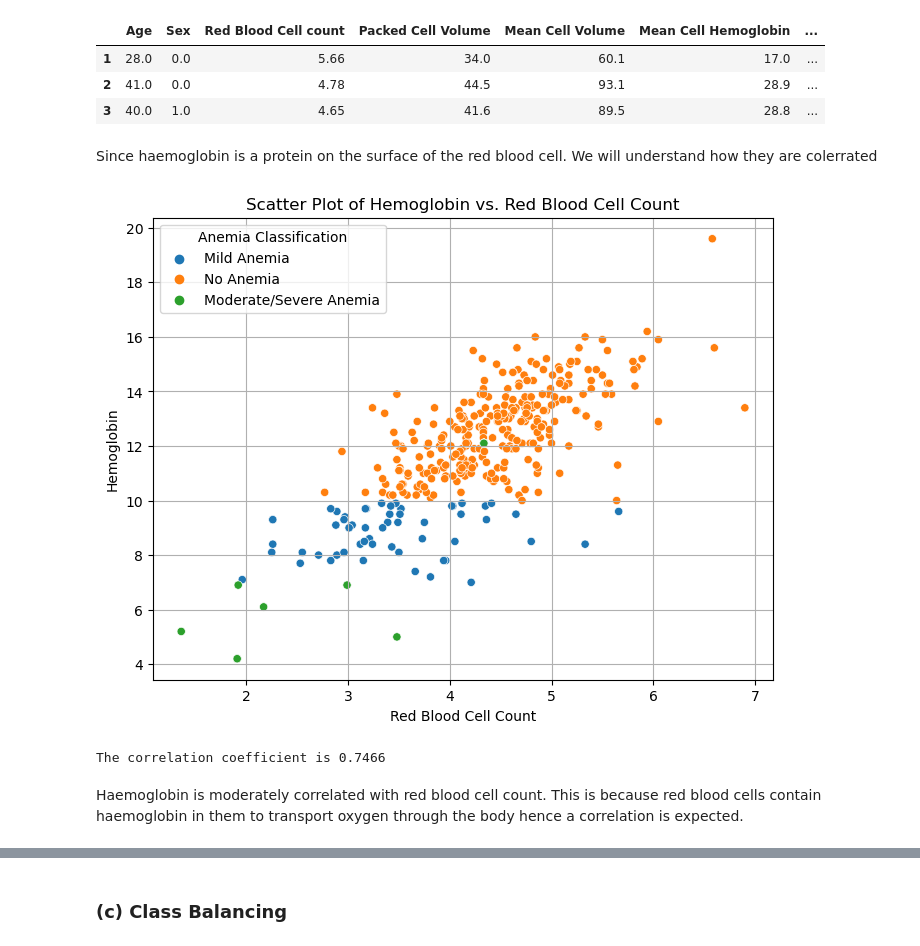
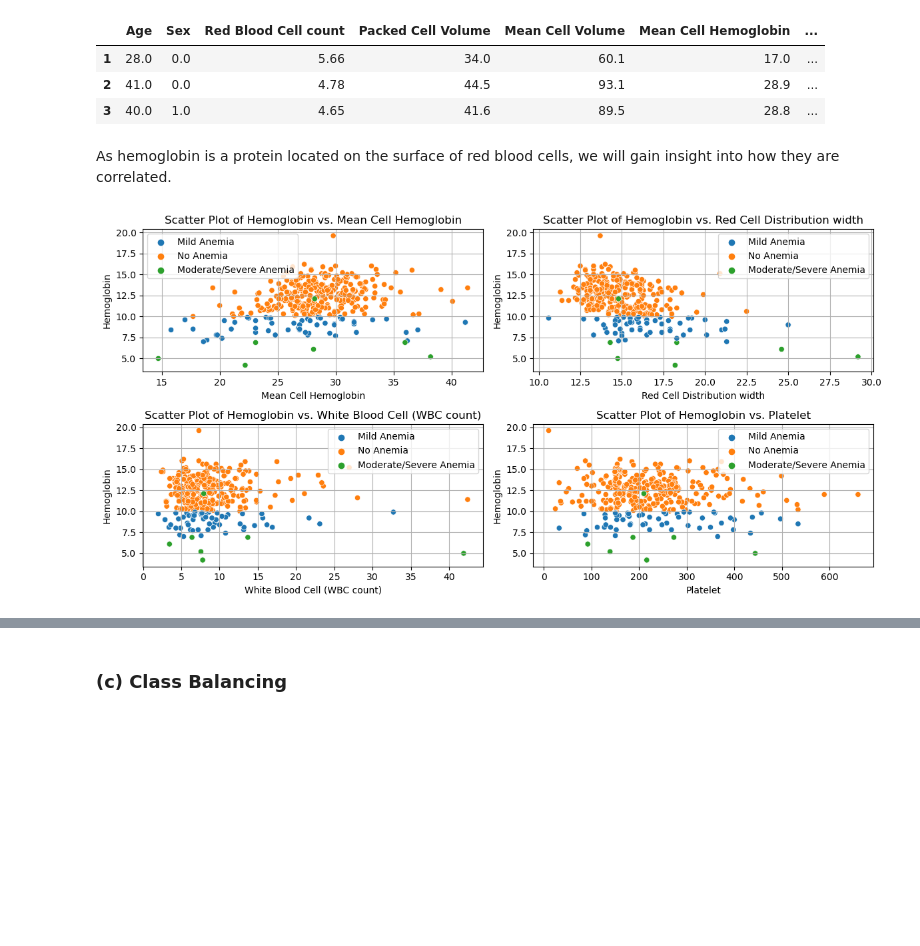
Before and after one commit to Perception-ui/AnemiaPredictor, a Jupyter notebook: Notebook.ipynb, the cells around one changed output, grey strips where cells are left out. Cells and saved outputs as stored; diff of their text form; code cells hidden in the pictures; blank space fills up the shorter version.

```diff
--- a/Notebook.ipynb
+++ b/Notebook.ipynb
@@ -373,22 +419,33 @@ df.head(3)
 | 2 | 41.0 | 0.0 | 4.78 | 44.5 | 93.1 | 28.9 | ... |
 | 3 | 40.0 | 1.0 | 4.65 | 41.6 | 89.5 | 28.8 | ... |
 # %% [markdown]
-Since haemoglobin is a protein on the surface of the red blood cell. We will understand how they are colerrated
+As hemoglobin is a protein located on the surface of red blood cells, we will gain insight into how they are correlated.
-# %%
-# checking correlation between red blood cell count vs haemoglobin
-plt.figure(figsize=(8, 6))
-sns.scatterplot(data = df,x='Red Blood Cell count', y='Hemoglobin', hue = "Anemia Classification")
-plt.title('Scatter Plot of Hemoglobin vs. Red Blood Cell Count')
-plt.xlabel('Red Blood Cell Count')
-plt.ylabel('Hemoglobin')
-plt.grid(True)
-plt.show()
-# %% [output]
-[figure, removed]
-# %%
-cor = np.corrcoef(df['Red Blood Cell count'],df['Hemoglobin'])
-print(f"The correlation coefficient is {round(cor[0][1],4)}")
-# %% [output]
-The correlation coefficient is 0.7466
-# %% [markdown]
-Haemoglobin is moderately correlated with red blood cell count. This is because red blood cells contain haemoglobin in them to transport oxygen through the body hence a correlation is expected.
+# %%
+# Define columns for the second plot
+columns_for_plot2 = [
+    'Mean Cell Hemoglobin',
+    'Red Cell Distribution width',
+    'White Blood Cell (WBC count)',
+    'Platelet'
+]
+
+# Create a single figure with subplots
+num_rows = 2
+num_cols = 2
+fig, axes = plt.subplots(nrows=num_rows, ncols=num_cols, figsize=(12, 6))
+
+# Create scatter plots for each column in the second plot
+for i, column in enumerate(columns_for_plot2):
+    row = i // num_cols
+    col = i % num_cols
+    sns.scatterplot(data=df, x=df[column], y=df['Hemoglobin'], hue="Anemia Classification", ax=axes[row, col])
+    axes[row, col].set_title(f'Scatter Plot of Hemoglobin vs. {column}')
+    axes[row, col].set_xlabel(column)
+    axes[row, col].set_ylabel('Hemoglobin')
+    axes[row, col].grid(True)
+    axes[row, col].legend()
+
+plt.tight_layout()
+plt.show()
+# %% [output]
+[figure, added]
```
Also changed, not shown: parts of 83 cells of this notebook.
